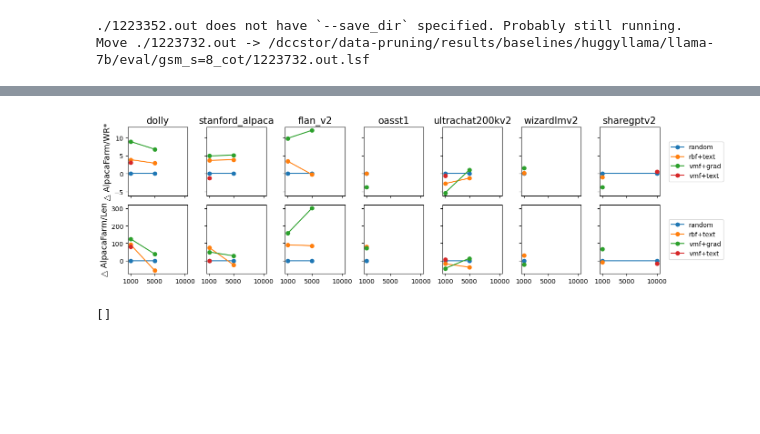
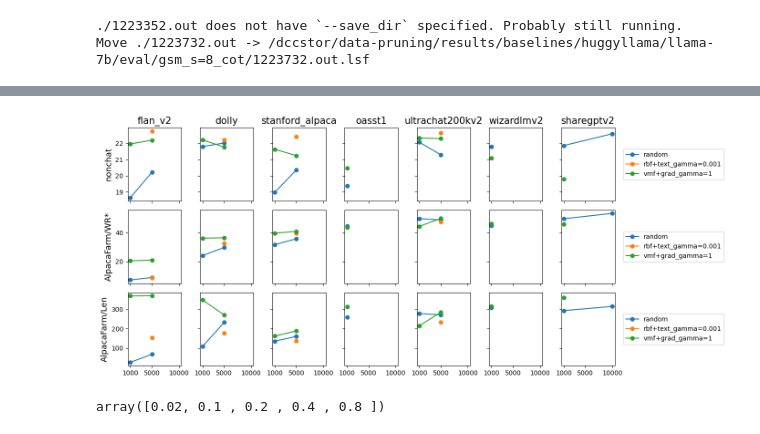
Before and after one commit to tt6746690/open-instruct, a Jupyter notebook: scripts/gen_cmds.ipynb, the cells around one changed output, grey strips where cells are left out. Cells and saved outputs as stored; diff of their text form; code cells hidden in the pictures; blank space fills up the shorter version.

```diff
--- a/scripts/gen_cmds.ipynb
+++ b/scripts/gen_cmds.ipynb
@@ -1506,4 +1422,0 @@ df
-# %%
-run_name = 'llama-7b_sharegptv2_score=dppmap:k=rbf:gamma=auto1000:kmd=llama7b:kemb=grad+rp+loraB_pace=prune:size=10000:ep=10'
-match = re.search(r'(?<=pace=)([^_]+)', run_name)
-match.group(1).replace(':', '_')
@@ -1512,4 +1423,12 @@ match.group(1).replace(':', '_')
 # %%
+from rosemary import parse_kv_from_string
+
+non_chateval_task_names = ['MMLU/0-shot', 'MMLU/5-shot', 'GSM/Direct', 'GSM/CoT', 'BBH/Direct', 'BBH/CoT', 'TydiQA/CB', 'TydiQA/GP', 'Codex-Eval/Pass@1', ]
+
+def compute_nonchateval_average_performance(row):
+    L = [row[k] for k in non_chateval_task_names if k in row]
+    return np.average(L)
+
 def parse_prune_subset_size(row):
     run_name = row['run_name']
     match = re.search(r'(?<=pace=)([^_]+)', run_name)
@@ -1534,15 +1453,18 @@ def parse_sort_by_from_run_name(row):
 
 def parse_sort_by_type(row):
     d = row['sort_by']
+    if 'gamma' in d:
+        if d['gamma'] == 1e-3:
+            print(d)
     if not d:
         return None
     if d[0] == 'dppmap':
         if d['k']=='vmf' and d['kmd']=='mpnet': #and (d['gamma']==1 or d['gamma'] == 'auto1000'):
             return 'vmf+text'
-        elif d['k']=='rbf' and d['kemb']=='text+embedding' and (d['gamma']==1e-3 or d['gamma'] == 'auto1000'):
-            return 'rbf+text'
-        elif d['k']=='vmf' and d['kemb']=='grad+rp+loraB' and (d['gamma']==1 or d['gamma'] == 'auto1000'):
-            return 'vmf+grad'
+        elif d['k']=='rbf' and d['kemb']=='text+embedding' and d['kmd'] == 'llama7br512p4096':
+            return f"rbf+text_gamma={d['gamma']}"
+        elif d['k']=='vmf' and d['kemb']=='grad+rp+loraB' and d['kmd'] == 'llama7br512p4096':
+            return f"vmf+grad_gamma={d['gamma']}"
         else:
             return None
     elif d[0] == 'random':
@@ -1551,20 +1473,21 @@ def parse_sort_by_type(row):
         return None
 
 
-task_name = 'AlpacaFarm/WR*'
-
 
 dfc = df.copy()
 
 dfc.insert(1, 'sort_by' if chat_fmt!='both' else ('sort_by', ''), dfc.apply(parse_sort_by_from_run_name, axis=1))
 dfc.insert(1, 'sort_by_type' if chat_fmt!='both' else ('sort_by_type', ''), dfc.apply(parse_sort_by_type, axis=1))
 dfc.insert(1, 'subset_size' if chat_fmt!='both' else ('subset_size', ''), dfc.apply(parse_prune_subset_size, axis=1))
+dfc.insert(1, 'nonchat' if chat_fmt!='both' else ('nonchat', ''), dfc.apply(compute_nonchateval_average_performance, axis=1))
 
 
 dfc = dfc[dfc['sort_by_type'].notnull()]
-dfc['total_train_samples'] = dfc['total_train_samples'].apply(lambda x: int(x) if x else x)
+startswithstrs = ('rbf+text', 'random')
+startswithstrs = ('rbf+text_gamma=0.001', 'random', 'vmf+grad_gamma=1')
+dfc = dfc[dfc.apply(lambda x: x['sort_by_type'].startswith(startswithstrs)
+                   , axis=1)]
 dfc['subset_size'] = dfc['subset_size'].apply(lambda x: int(x) if x else x)
-
 dfc = dfc[dfc['subset_size']<=10_000]
 
 
@@ -1604,10 +1532,11 @@ list(D.keys())
 
 import matplotlib.pyplot as plt
 
-# datasets = sorted(set([x.dataset for x in d.keys()]))
-datasets = ['dolly', 'stanford_alpaca', 'flan_v2', 'oasst1', 'ultrachat200kv2', 'wizardlmv2', 'sharegptv2']
+yaxis_type = 'abs'
+assert(yaxis_type in ['delta_random', 'abs'])
+datasets = ['flan_v2', 'dolly', 'stanford_alpaca', 'oasst1', 'ultrachat200kv2', 'wizardlmv2', 'sharegptv2']
 task_names = ['MMLU/0-shot', 'GSM/CoT', 'BBH/Direct', 'TydiQA/GP', 'Codex-Eval/Pass@1', 'AlpacaFarm/WR*',]
-task_names = ['AlpacaFarm/WR*', 'AlpacaFarm/Len',]
+task_names = ['nonchat', 'AlpacaFarm/WR*', 'AlpacaFarm/Len',]
 # task_names = ['AlpacaFarm/WR*',]
 
 
@@ -1616,37 +1545,39 @@ nrows = len(task_names)
 fig, axs = plt.subplots(nrows, ncols, figsize=(2*ncols,2*nrows), sharey='row', sharex=True)
 
 xs_possible = []
 
 for axi, task_name in enumerate(task_names):
     d = D[task_name]
     for axj, dataset in enumerate(datasets):
         ax = axs.reshape(nrows, ncols)[axi, axj]
         sort_by_types = sorted(set(x.sort_by_type for x in d.keys()))
 
         for i, sort_by_type in enumerate(sort_by_types):
             xs = sorted([x.subset_size for x in d.keys()
                          if x.dataset == dataset and x.sort_by_type==sort_by_type])
             xs_possible += list(set(xs) - set(xs_possible))
             ys = [d[DKey(sort_by_type, dataset, x)] for x in xs]
-            ys = [y-d[DKey('random', dataset, x)] for x, y in zip(xs, ys)]
+            if yaxis_type == 'delta_random':
+                ys = [y-d[DKey('vmf+grad+gamma=1', dataset, x)] for x, y in zip(xs, ys)]
             ax.plot(xs, ys, 'o-', label=sort_by_type)
 
 #         ax.set_yscale('log')
 
 for axi, task_name in enumerate(task_names):
-    axs.reshape(nrows, ncols)[axi, 0].set_ylabel('△ '+task_name, fontsize=13)
+    axs.reshape(nrows, ncols)[axi, 0].set_ylabel('△ '+task_name if yaxis_type.startswith('delta') else task_name, fontsize=13)
     axs.reshape(nrows, ncols)[axi, -1].legend(loc='center left', bbox_to_anchor=(1.1, 0.5))
 for axj, dataset in enumerate(datasets):
     axs.reshape(nrows, ncols)[0, axj].set_title(dataset, fontsize=15)
     axs.reshape(nrows, ncols)[0, axj].set_xticks(xs_possible, xs_possible)
 
 space = 0.05
 fig.subplots_adjust(wspace=space, hspace=space)  # Adjust the value as needed
 
 fig.tight_layout()
 # %% [output]
-[figure, old version]
+[figure, new version]
 # %%
-xs_possible
+xs = np.array([1_000, 5_000, 10_000, 20_000, 40_000])
+xs/50_000
 # %% [output]
-[]
+array([0.02, 0.1 , 0.2 , 0.4 , 0.8 ])
```
Also changed, not shown: parts of 7 cells of this notebook, 8 other files.
